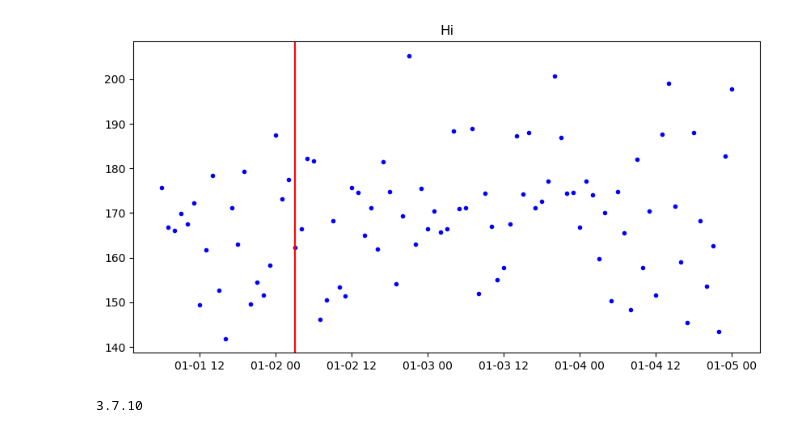
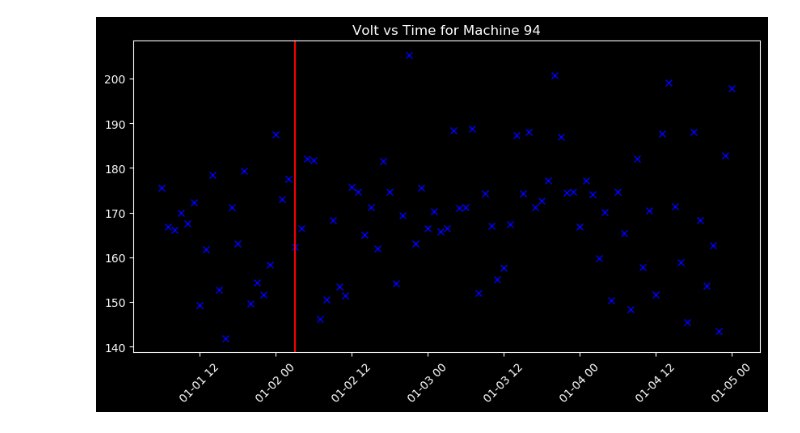
Before and after one commit to stevenjlm/marching-penguin, a Jupyter notebook: src/data_parsing/explore.ipynb, the cells around one changed output. Drawn from its saved outputs; the diff is of its cells as text; code cells hidden in the pictures.

```diff
--- a/src/data_parsing/explore.ipynb
+++ b/src/data_parsing/explore.ipynb
@@ -21,0 +43,6 @@ tel.head()
+# %%
+import matplotlib.pyplot as plt
+plt.style.use('dark_background')
+plt.rcParams['figure.figsize'] = [9, 10]
+tel.iloc[:, 2:].hist(bins=20)
+plt.show()
@@ -27,10 +114,7 @@ tel["datetime"] = pd.to_datetime(tel['datetime'])
 # %%
 START_T = "2015-1-1"
 END_T = "2015-1-5"
-tel_mask = pandas_mask(tel, START_T, END_T)
-events_mask = pandas_mask(events, START_T, END_T)
+sample_t = Data.pandas_window_sample(tel, START_T, END_T)
+sample_e = Data.pandas_window_sample(events, START_T, END_T)
+
+failures = sample_e.loc[sample_e['failure'] == True]
-# %%
-machine_id = 94
-sample_e = events.loc[events_mask]
-sample_t = tel.loc[events_mask]
-failures = sample_e.loc[sample_e['failure'] == True]
@@ -53,16 +121,11 @@ sample_e
 # %%
-import matplotlib.pyplot as plt
+machine_id = 94
 plt.rcParams['figure.figsize'] = [10, 5]
-plt.title("Hi")
-plt.plot(sample_t["datetime"].loc[sample_t["machineID"] == machine_id], sample_t["volt"].loc[sample_t["machineID"] == machine_id], ".b")
+plt.title(f"Volt vs Time for Machine {machine_id}")
+plt.plot(sample_t["datetime"].loc[sample_t["machineID"] == machine_id], sample_t["volt"].loc[sample_t["machineID"] == machine_id], "xb")
 for t in failures["datetime"].loc[failures["machineID"] == machine_id]:
     plt.axvline(t, color="r")
+plt.xticks(rotation = 45)
 plt.show()
 # %% [output]
-[figure, old version]
+[figure, new version]
-# %%
-from platform import python_version
-
-print(python_version())
-# %% [output]
-3.7.10
```
Also changed, not shown: parts of 26 cells of this notebook, 2 other files.
